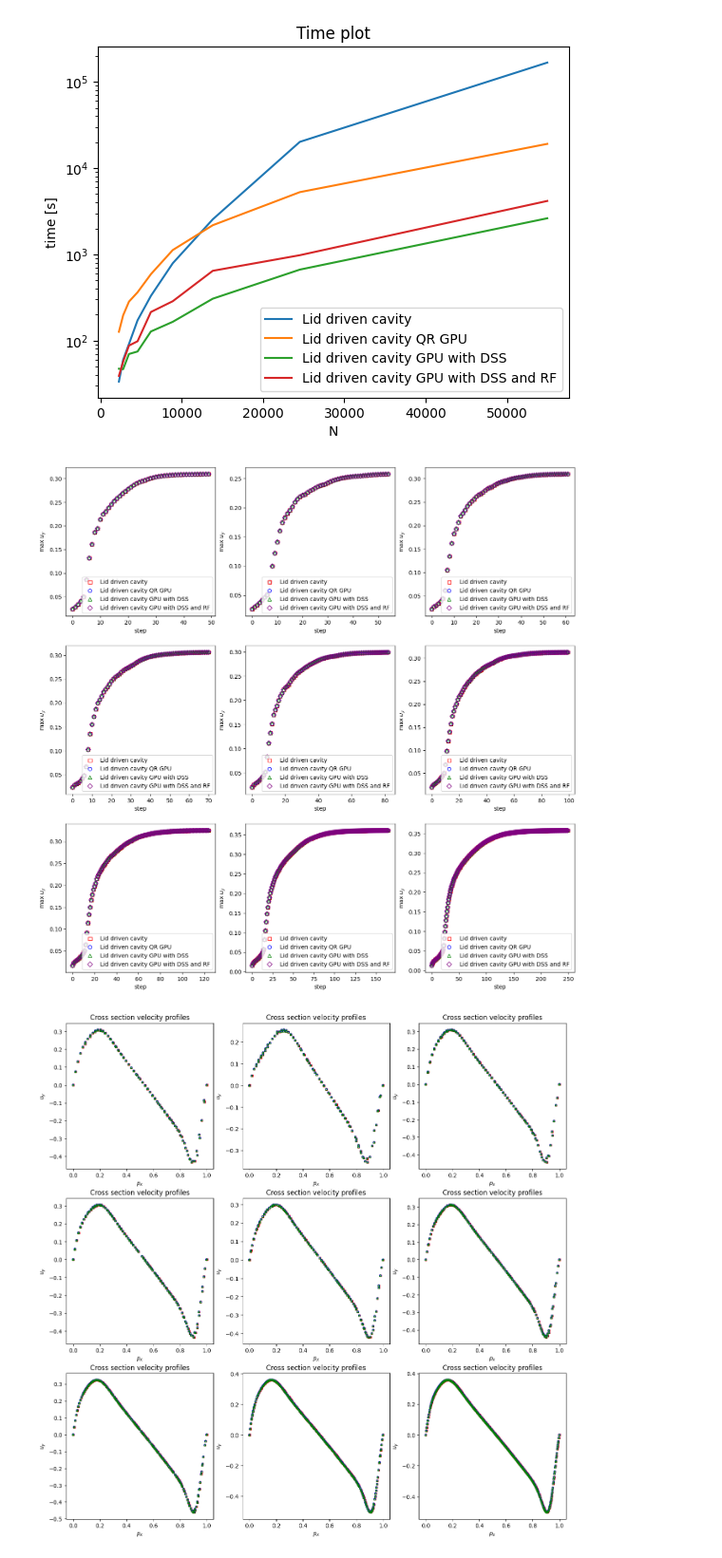
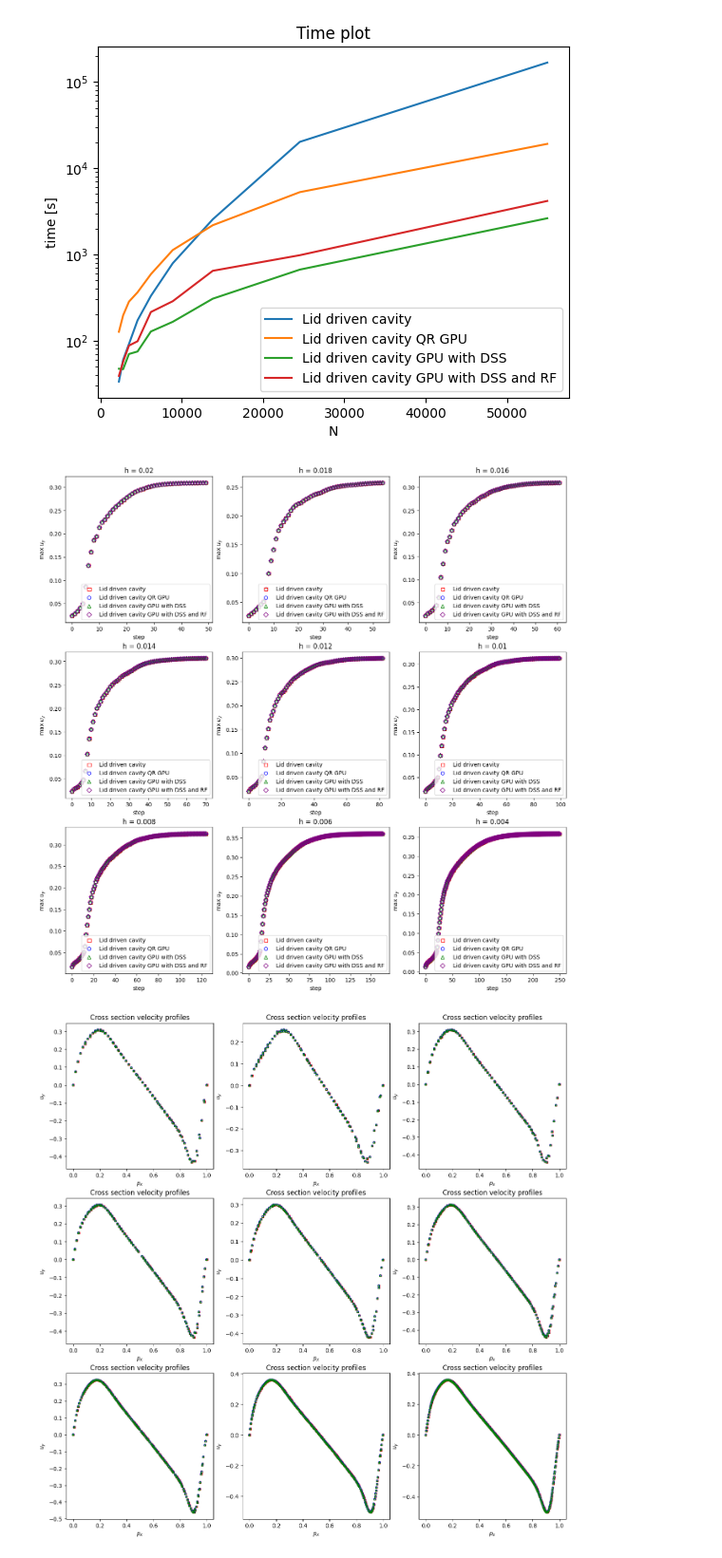
Before and after one commit to ggasper/lid-driven-cavity-gpu, a Jupyter notebook: benchmark/benchmark.ipynb, the cells around one changed output. Shown at 95% size. Cells and saved outputs as stored; diff of their text form; code cells hidden in the pictures.

Commit message:
Added more data to graphs in benchmarks

```diff
--- a/benchmark/benchmark.ipynb
+++ b/benchmark/benchmark.ipynb
@@ -104,33 +104,34 @@ ax.legend()
 # %%
 # fig, axs = plt.subplots(len(hs), figsize=(8,32))
 # for i, h in enumerate(hs):
 #     for name, (solver_u, solver_p) in programs.items():
 #         result_file = Path('..') / get_output_path(f"{solver_u}_{solver_p}", h)
 #         with h5py.File(result_file) as f:
 #             velocity = np.array(f['max_u_y'], dtype=np.float64)
 #             xs = list(range(len(velocity[0])))
 #             axs[i].plot(xs, velocity[0], label=name)
 #             axs[i].set_title('Maximum midplane velocity')
 #             axs[i].set_xlabel('time')
 #             axs[i].set_ylabel('max $u_y$')
 #             axs[i].legend()
 fig, axs = plt.subplots(3, 3, figsize=(16,16))
 colors = ['red', 'blue', 'green', 'purple', 'orange']
 markers = ['s', 'o', '^', 'D']
 for i, h in enumerate(hs):
     j = 0
     for name, (solver_u, solver_p) in programs.items():
         result_file = Path('..') / get_output_path(f"{solver_u}_{solver_p}", h)
         with h5py.File(result_file) as f:
             velocity = np.array(f['max_u_y'], dtype=np.float64)
             xs = list(range(len(velocity[0])))
             axs[i // 3][i%3].scatter(xs, velocity[0], label=name, color=colors[j], facecolors='none', marker=markers[j])
             axs[i // 3][i%3].legend(loc='lower right')
             axs[i // 3][i%3].set_xlabel('step')
             axs[i // 3][i%3].set_ylabel('max $u_y$')
+            axs[i // 3][i%3].set_title(f"h = {h}")
             j += 1
 # %% [output]
-[figure, old version]
+[figure, new version]
 # %%
 fig, axs = plt.subplots(3, 3, figsize=(16,16))
 colors = ['red', 'blue', 'green', 'purple', 'orange']
```
Also changed, not shown: parts of 2 cells of this notebook.
